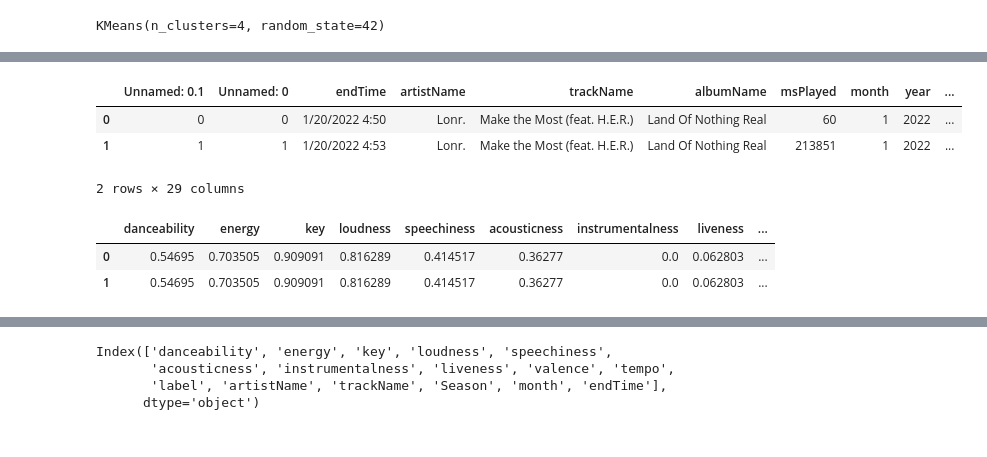
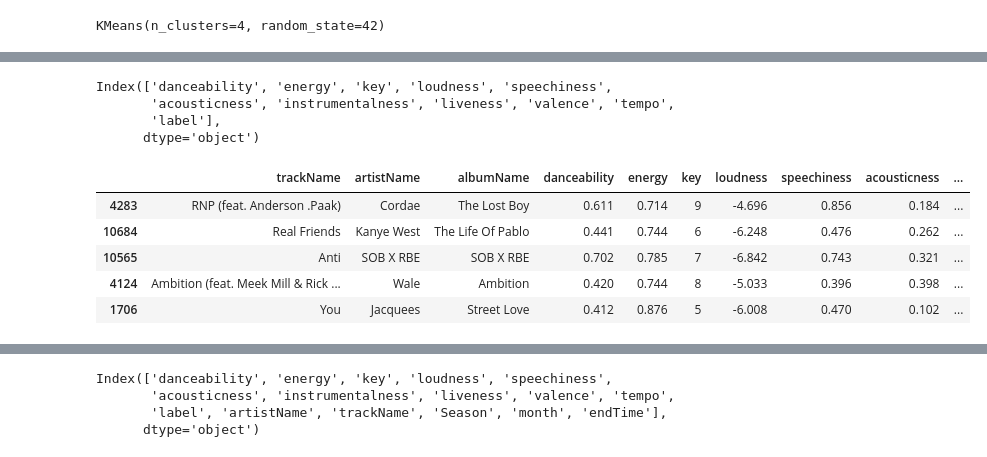
Before and after one commit to 98yangjames/SpotifyML, a Jupyter notebook: clustering.ipynb, the cells around one changed output, grey strips where cells are left out. Saved outputs shown, nothing was run; the diff lists cells and outputs as text; code cells hidden in the pictures.

```diff
--- a/clustering.ipynb
+++ b/clustering.ipynb
@@ -100,20 +99,25 @@ clustered_labels
-# %%
-df = pd.read_csv('Data/Listening_Data/songs_listened_to_with_all_info_unique.csv')
-df.head(2)
-# %% [output]
-|  | Unnamed: 0.1 | Unnamed: 0 | endTime | artistName | trackName | albumName | msPlayed | month | year | ... |
-| 0 | 0 | 0 | 1/20/2022 4:50 | Lonr. | Make the Most (feat. H.E.R.) | Land Of Nothing Real | 60 | 1 | 2022 | ... |
-| 1 | 1 | 1 | 1/20/2022 4:53 | Lonr. | Make the Most (feat. H.E.R.) | Land Of Nothing Real | 213851 | 1 | 2022 | ... |
-2 rows × 29 columns
-# %%
-clusters.head(2)
-# %% [output]
-|  | danceability | energy | key | loudness | speechiness | acousticness | instrumentalness | liveness | ... |
-| 0 | 0.54695 | 0.703505 | 0.909091 | 0.816289 | 0.414517 | 0.36277 | 0.0 | 0.062803 | ... |
-| 1 | 0.54695 | 0.703505 | 0.909091 | 0.816289 | 0.414517 | 0.36277 | 0.0 | 0.062803 | ... |
-# %%
-clusters['artistName'] = df['artistName']
-clusters['trackName'] = df['trackName']
-clusters['Season'] = df['Season']
-clusters['month'] = df['month']
-clusters['endTime'] = df['endTime']
+# %%
+clusters.columns
+# %% [output]
+Index(['danceability', 'energy', 'key', 'loudness', 'speechiness',
+       'acousticness', 'instrumentalness', 'liveness', 'valence', 'tempo',
+       'label'],
+      dtype='object')
+# %%
+# get a most similar to value for each of the classifications
+
+# classification 1
+from sklearn.metrics.pairwise import cosine_similarity
+similar_arr = cosine_similarity(clusters, clustered_labels.head(1))
+# index 1
+indexes = np.argsort(similar_arr.T[0])[::-1][:5]
+df.iloc[indexes].to_csv('Data/Clustering_Data/ClusterGroup1.csv')
+df.iloc[indexes][['trackName', 'artistName', 'albumName', 'danceability', 'energy', 'key', 'loudness', 'speechiness',
+       'acousticness', 'instrumentalness', 'liveness', 'valence', 'tempo',]]
+# %% [output]
+|  | trackName | artistName | albumName | danceability | energy | key | loudness | speechiness | acousticness | ... |
+| 4283 | RNP (feat. Anderson .Paak) | Cordae | The Lost Boy | 0.611 | 0.714 | 9 | -4.696 | 0.856 | 0.184 | ... |
+| 10684 | Real Friends | Kanye West | The Life Of Pablo | 0.441 | 0.744 | 6 | -6.248 | 0.476 | 0.262 | ... |
+| 10565 | Anti | SOB X RBE | SOB X RBE | 0.702 | 0.785 | 7 | -6.842 | 0.743 | 0.321 | ... |
+| 4124 | Ambition (feat. Meek Mill & Rick ... | Wale | Ambition | 0.420 | 0.744 | 8 | -5.033 | 0.396 | 0.398 | ... |
+| 1706 | You | Jacquees | Street Love | 0.412 | 0.876 | 5 | -6.008 | 0.470 | 0.102 | ... |
```
Also changed, not shown: parts of 16 cells of this notebook, 19 other files.
